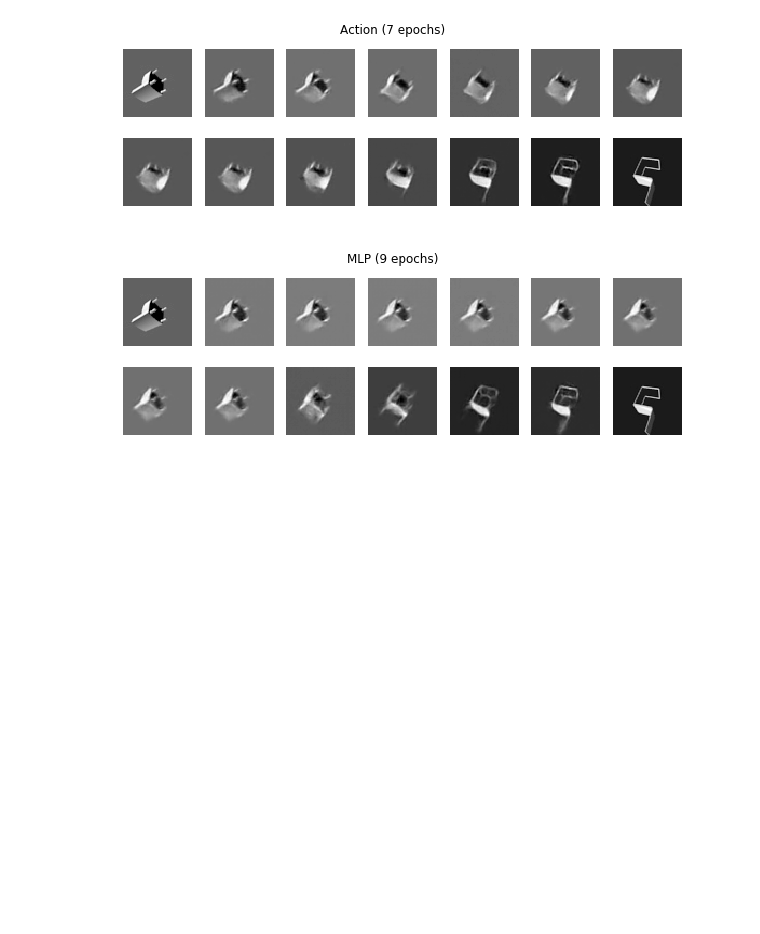
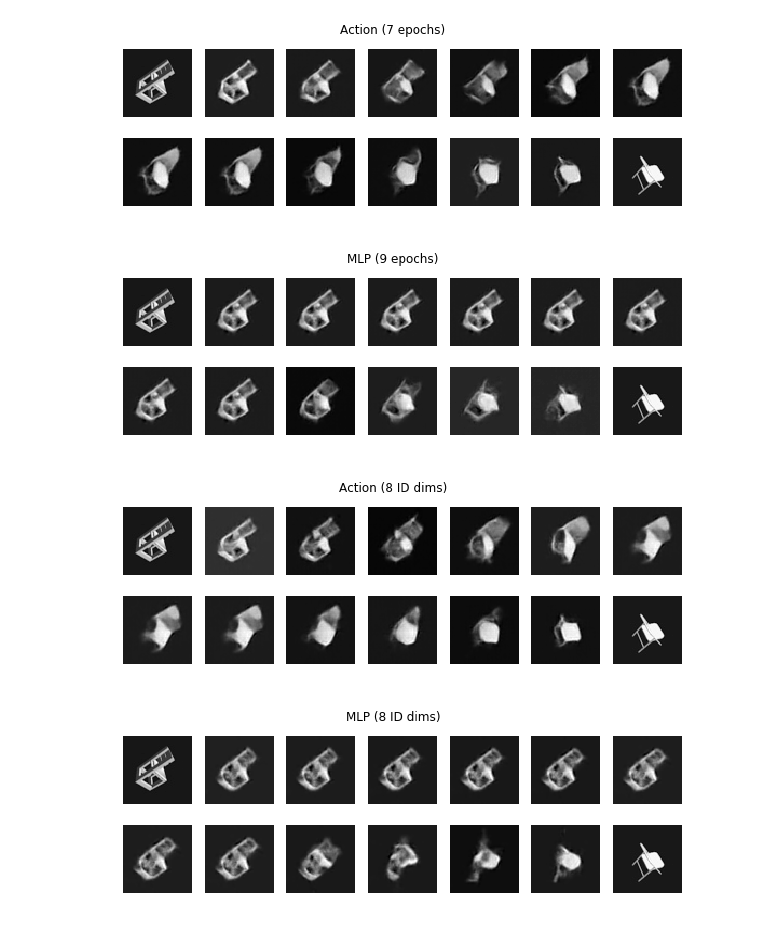
Before and after one commit to pimdh/lie-vae, a Jupyter notebook: supervised_interpolation.ipynb, the cells around one changed output. Drawn from its saved outputs; the diff is of its cells as text; code cells hidden in the pictures; blank space fills up the shorter version.

```diff
--- a/supervised_interpolation.ipynb
+++ b/supervised_interpolation.ipynb
@@ -100,24 +96,24 @@ multi_dataset = SelectedDataset()
 # multi_action_enc = Encoder(id_dims=10)
 # multi_action_enc.load_state_dict(torch.load('multi_outputs/ae-action/action_4_enc.pickle'))
 
-multi_action_dec_fat = ActionNet(6, single_id=False, deconv_hidden=200, id_dims=30)
+multi_action_dec_fat = ActionNet(6, ChairsDeconvNet(490, 200), single_id=False, id_dims=30)
 multi_action_dec_fat.load_state_dict(torch.load('multi_outputs/ae-action-fat/action_7.pickle'))
-multi_action_enc_fat = Encoder(id_dims=30)
+multi_action_enc_fat = ChairsEncoder(id_dims=30)
 multi_action_enc_fat.load_state_dict(torch.load('multi_outputs/ae-action-fat/action_7_enc.pickle'))
 
 
-multi_mlp_dec = MLPNet(3, single_id=False, deconv_hidden=200, id_dims=30)
+multi_mlp_dec = MLPNet(3, ChairsDeconvNet(160, 200), single_id=False, id_dims=30)
 multi_mlp_dec.load_state_dict(torch.load('multi_outputs/ae-mlp/mlp_9.pickle'))
-multi_mlp_enc = Encoder(id_dims=30)
+multi_mlp_enc = ChairsEncoder(id_dims=30)
 multi_mlp_enc.load_state_dict(torch.load('multi_outputs/ae-mlp/mlp_9_enc.pickle'))
 
-multi_action_dec_fat8 = ActionNet(6, single_id=False, deconv_hidden=200, id_dims=8)
+multi_action_dec_fat8 = ActionNet(6, ChairsDeconvNet(490, 200), single_id=False, id_dims=8)
 multi_action_dec_fat8.load_state_dict(torch.load('multi_outputs/ae-action-fat-cv8/dec.pickle'))
-multi_action_enc_fat8 = Encoder(id_dims=8)
+multi_action_enc_fat8 = ChairsEncoder(id_dims=8)
 multi_action_enc_fat8.load_state_dict(torch.load('multi_outputs/ae-action-fat-cv8/enc.pickle'))
 
 
-multi_mlp_dec8 = MLPNet(3, single_id=False, deconv_hidden=200, id_dims=8)
+multi_mlp_dec8 = MLPNet(3, ChairsDeconvNet(160, 200), single_id=False, id_dims=8)
 multi_mlp_dec8.load_state_dict(torch.load('multi_outputs/ae-mlp-cv8/dec.pickle'))
-multi_mlp_enc8 = Encoder(id_dims=8)
+multi_mlp_enc8 = ChairsEncoder(id_dims=8)
 multi_mlp_enc8.load_state_dict(torch.load('multi_outputs/ae-mlp-cv8/enc.pickle'))
@@ -148,32 +142,36 @@ def disentangle(enc, dec, start, end, title):
     (start_rot, end_rot), (start_cont, end_cont) = enc(imgs)
     start_alg = map2LieVector(log_map(start_rot))
     end_alg = map2LieVector(log_map(end_rot))
 
     n_steps = 6
 
     t = torch.linspace(0, 1, n_steps)[:, None]
     t_first = torch.cat([t, torch.ones_like(t)], 0)
     t_second = torch.cat([torch.zeros_like(t), t], 0)
     rot_traj = rodrigues(start_alg[None] * (1-t_first) + end_alg[None] * t_first)
     cont_traj = start_cont[None] * (1-t_second) + end_cont[None] * t_second
     out = dec(rot_traj, cont_traj)
 
     fig, ax = plt.subplots(2, n_steps+1, figsize=(10, 3))
     for i in range(2):
         for j in range(n_steps+1):
             if i == 0 and j == 0:
                 ax[i, j].imshow(start.detach(), 'gray')
             elif i == 1 and j == n_steps:
                 ax[i, j].imshow(end.detach(), 'gray')
             else:
                 img_i = n_steps * i + j - 1
                 ax[i, j].imshow(out[img_i].detach(), 'gray')
             ax[i, j].set_axis_off()
 #     fig.tight_layout()
     fig.suptitle(title)
 
 disentangle(multi_action_enc_fat, multi_action_dec_fat, img[0], img[1], 'Action (7 epochs)')
 disentangle(multi_mlp_enc, multi_mlp_dec, img[0], img[1], 'MLP (9 epochs)')
+disentangle(multi_action_enc_fat8, multi_action_dec_fat8, img[0], img[1], 'Action (8 ID dims)')
+disentangle(multi_mlp_enc8, multi_mlp_dec8, img[0], img[1], 'MLP (8 ID dims)')
 # %% [output]
-[figure, old version]
+[figure, new version]
-[figure, old version]
+[figure, new version]
+[figure, added]
+[figure, added]
```
Also changed, not shown: parts of 6 cells of this notebook.
